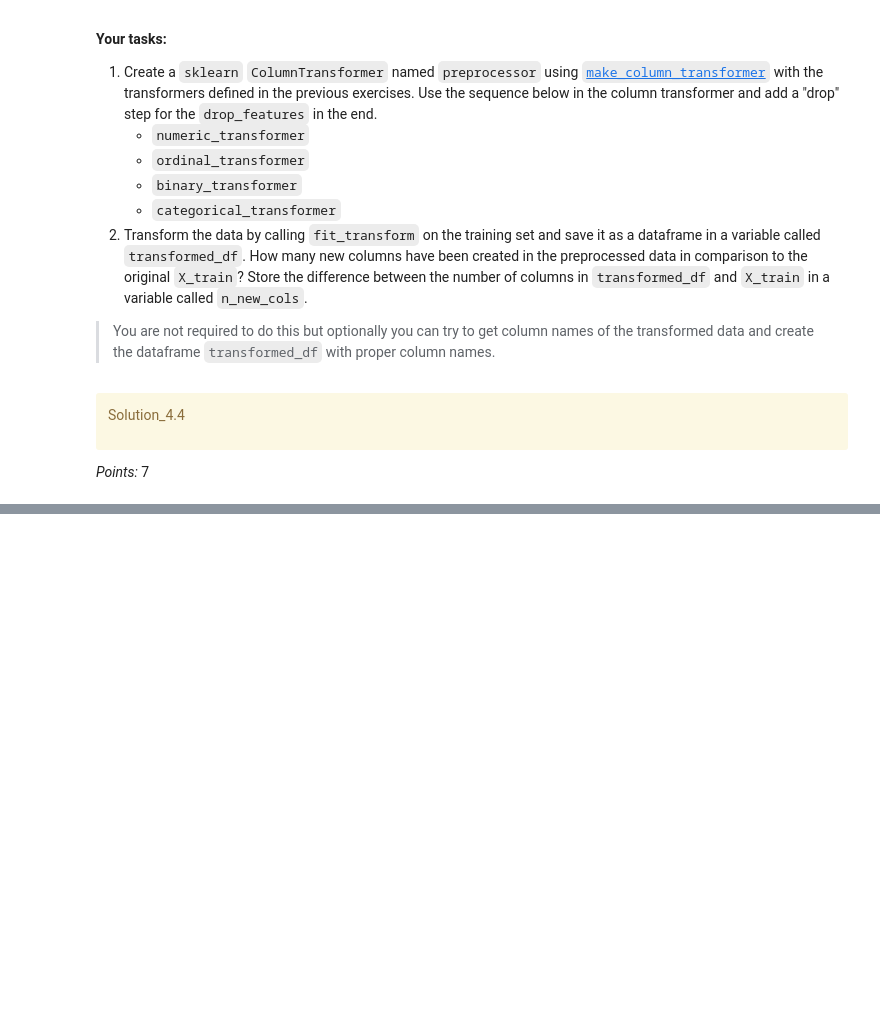
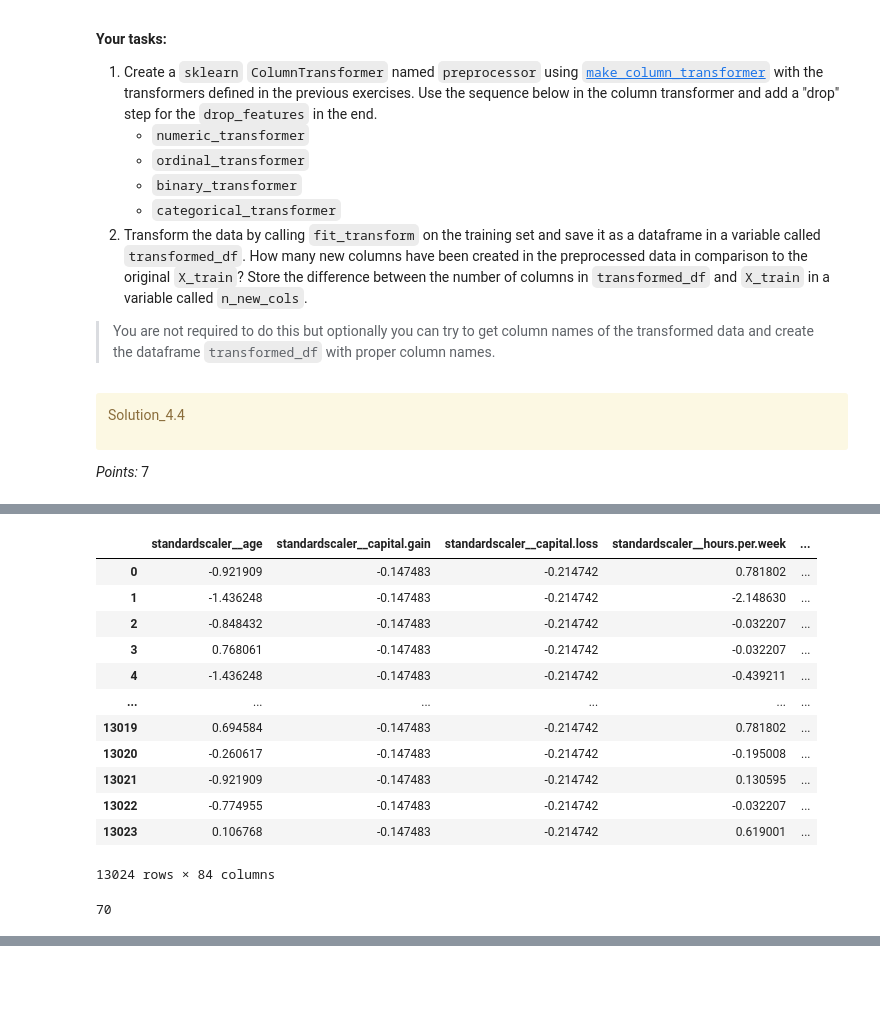
Before and after one commit to samintisar/CPSC330_HW3, a Jupyter notebook: hw3.ipynb, the cells around one changed output, grey strips where cells are left out. Drawn from its saved outputs; the diff is of its cells as text; code cells hidden in the pictures; blank space fills up the shorter version.

```diff
--- a/hw3.ipynb
+++ b/hw3.ipynb
@@ -492,0 +484,11 @@ Ellipsis
+# %%
+ordinal_transformer = OrdinalEncoder(
+    categories=[["Preschool", "1st-4th", "5th-6th", "7th-8th", "9th", "10th", "11th",
+                 "12th", "HS-grad", "Prof-school", "Assoc-voc", "Assoc-acdm",
+                 "Some-college", "Bachelors", "Masters", "Doctorate"]],
+    handle_unknown="use_encoded_value",
+    unknown_value=-1,
+    dtype=int
+)
+
+ordinal_transformer
@@ -534,0 +525,4 @@ binary_transformer = None
+# %%
+binary_transformer = OneHotEncoder(drop="if_binary", sparse_output=False, dtype=int)
+
+binary_transformer
@@ -583,0 +558,7 @@ Ellipsis
+# %%
+categorical_transformer = make_pipeline(
+    SimpleImputer(strategy="constant", fill_value="missing"),
+    OneHotEncoder(handle_unknown="ignore", sparse_output=False)
+)
+
+categorical_transformer
@@ -639,0 +597,10 @@ Ellipsis
+# %%
+preprocessor = make_column_transformer(
+    (numeric_transformer, numeric_features),
+    (ordinal_transformer, ordinal_features),
+    (binary_transformer, binary_features),
+    (categorical_transformer, categorical_features),
+    ("drop", drop_features)
+)
+
+preprocessor
@@ -640,3 +625,30 @@ Ellipsis
+# %%
+transformed_df = pd.DataFrame(
+    preprocessor.fit_transform(X_train),
+    columns=preprocessor.get_feature_names_out()
+)
+
+transformed_df
+# %% [output]
+|  | standardscaler__age | standardscaler__capital.gain | standardscaler__capital.loss | standardscaler__hours.per.week | ... |
+| 0 | -0.921909 | -0.147483 | -0.214742 | 0.781802 | ... |
+| 1 | -1.436248 | -0.147483 | -0.214742 | -2.148630 | ... |
+| 2 | -0.848432 | -0.147483 | -0.214742 | -0.032207 | ... |
+| 3 | 0.768061 | -0.147483 | -0.214742 | -0.032207 | ... |
+| 4 | -1.436248 | -0.147483 | -0.214742 | -0.439211 | ... |
+| ... | ... | ... | ... | ... | ... |
+| 13019 | 0.694584 | -0.147483 | -0.214742 | 0.781802 | ... |
+| 13020 | -0.260617 | -0.147483 | -0.214742 | -0.195008 | ... |
+| 13021 | -0.921909 | -0.147483 | -0.214742 | 0.130595 | ... |
+| 13022 | -0.774955 | -0.147483 | -0.214742 | -0.032207 | ... |
+| 13023 | 0.106768 | -0.147483 | -0.214742 | 0.619001 | ... |
+13024 rows × 84 columns
+# %%
+n_new_cols = transformed_df.shape[1] - X_train.shape[1]
+
+n_new_cols
+# %% [output]
+70
 # %%
 grader.check("q4.4")
 # %% [output]
```
Also changed, not shown: parts of 25 cells of this notebook, 1 other file.
